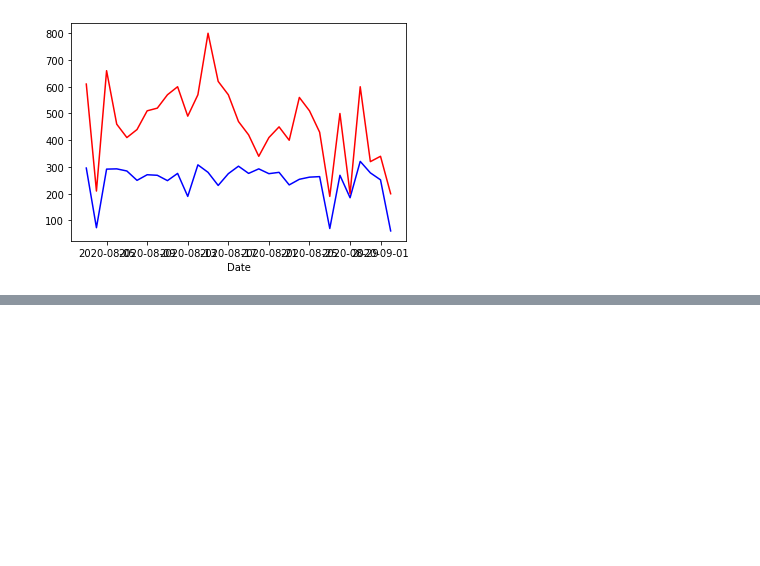
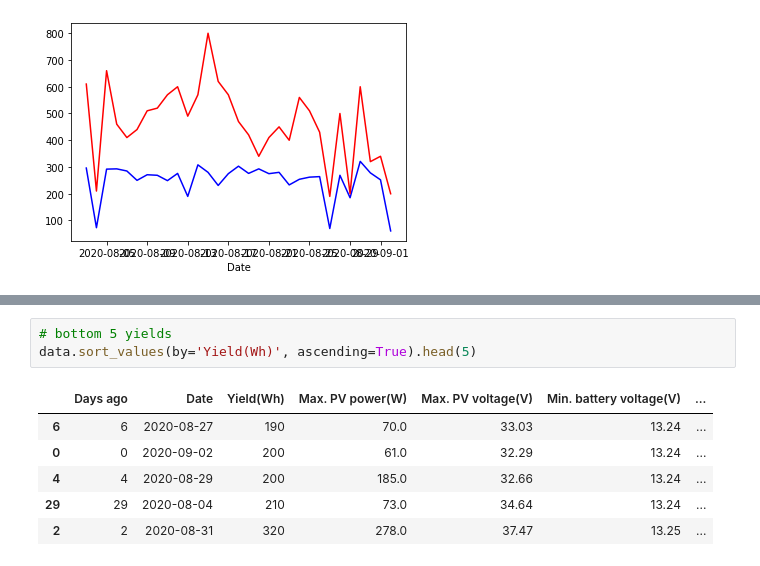
Before and after one commit to rogeramitchell/solar-panel-forecast, a Jupyter notebook: Exploring Data Graphically.ipynb, the cells around one changed output, grey strips where cells are left out. Drawn from its saved outputs; the diff is of its cells as text; blank space fills up the shorter version.

```diff
--- a/Exploring Data Graphically.ipynb
+++ b/Exploring Data Graphically.ipynb
@@ -69,0 +84,10 @@ plt.show()
+# %%
+# bottom 5 yields
+data.sort_values(by='Yield(Wh)', ascending=True).head(5)
+# %% [output]
+|  | Days ago | Date | Yield(Wh) | Max. PV power(W) | Max. PV voltage(V) | Min. battery voltage(V) | ... |
+| 6 | 6 | 2020-08-27 | 190 | 70.0 | 33.03 | 13.24 | ... |
+| 0 | 0 | 2020-09-02 | 200 | 61.0 | 32.29 | 13.24 | ... |
+| 4 | 4 | 2020-08-29 | 200 | 185.0 | 32.66 | 13.24 | ... |
+| 29 | 29 | 2020-08-04 | 210 | 73.0 | 34.64 | 13.24 | ... |
+| 2 | 2 | 2020-08-31 | 320 | 278.0 | 37.47 | 13.25 | ... |
```
Also changed, not shown: parts of 2 cells of this notebook, 1 other file.
